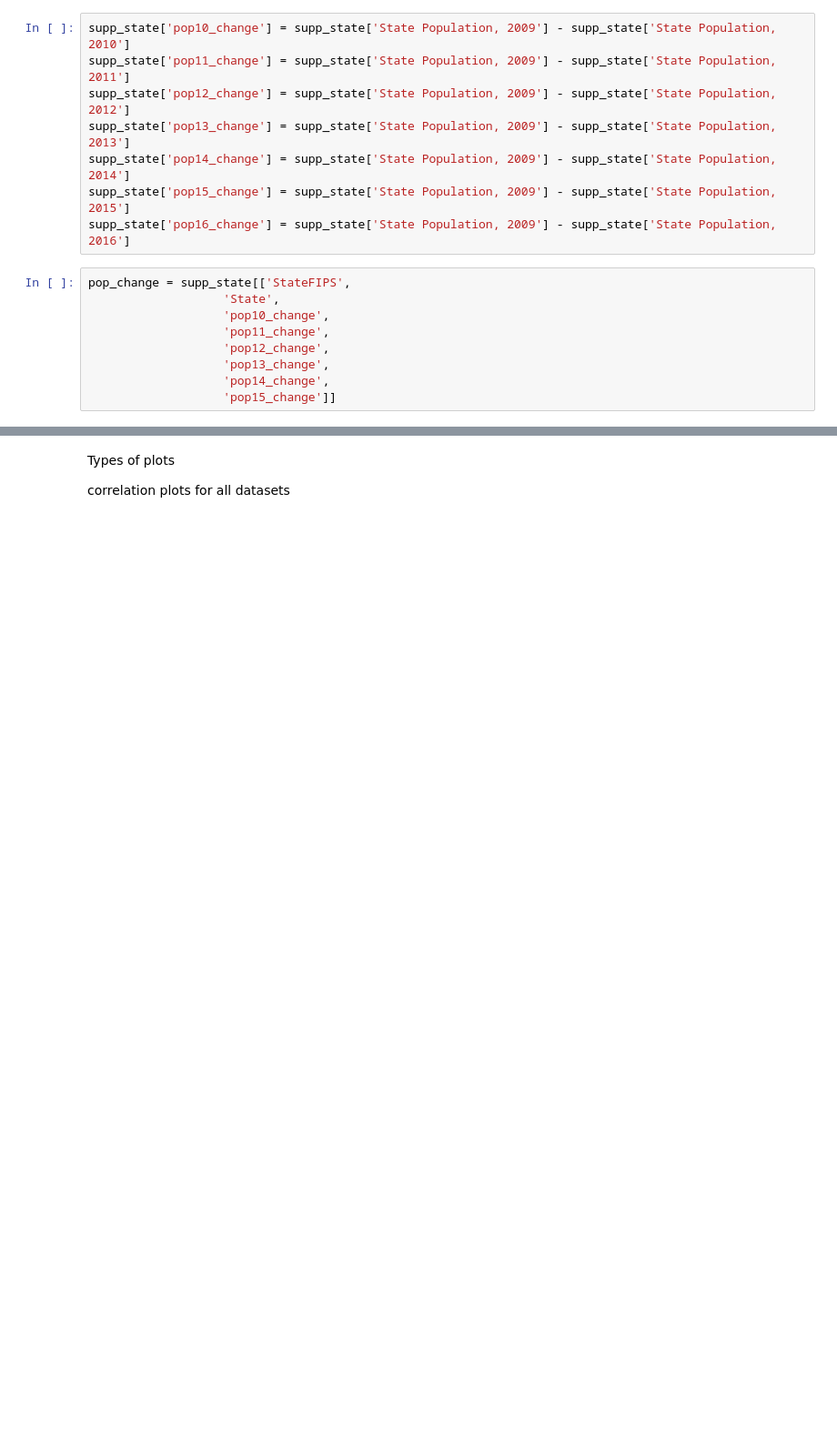
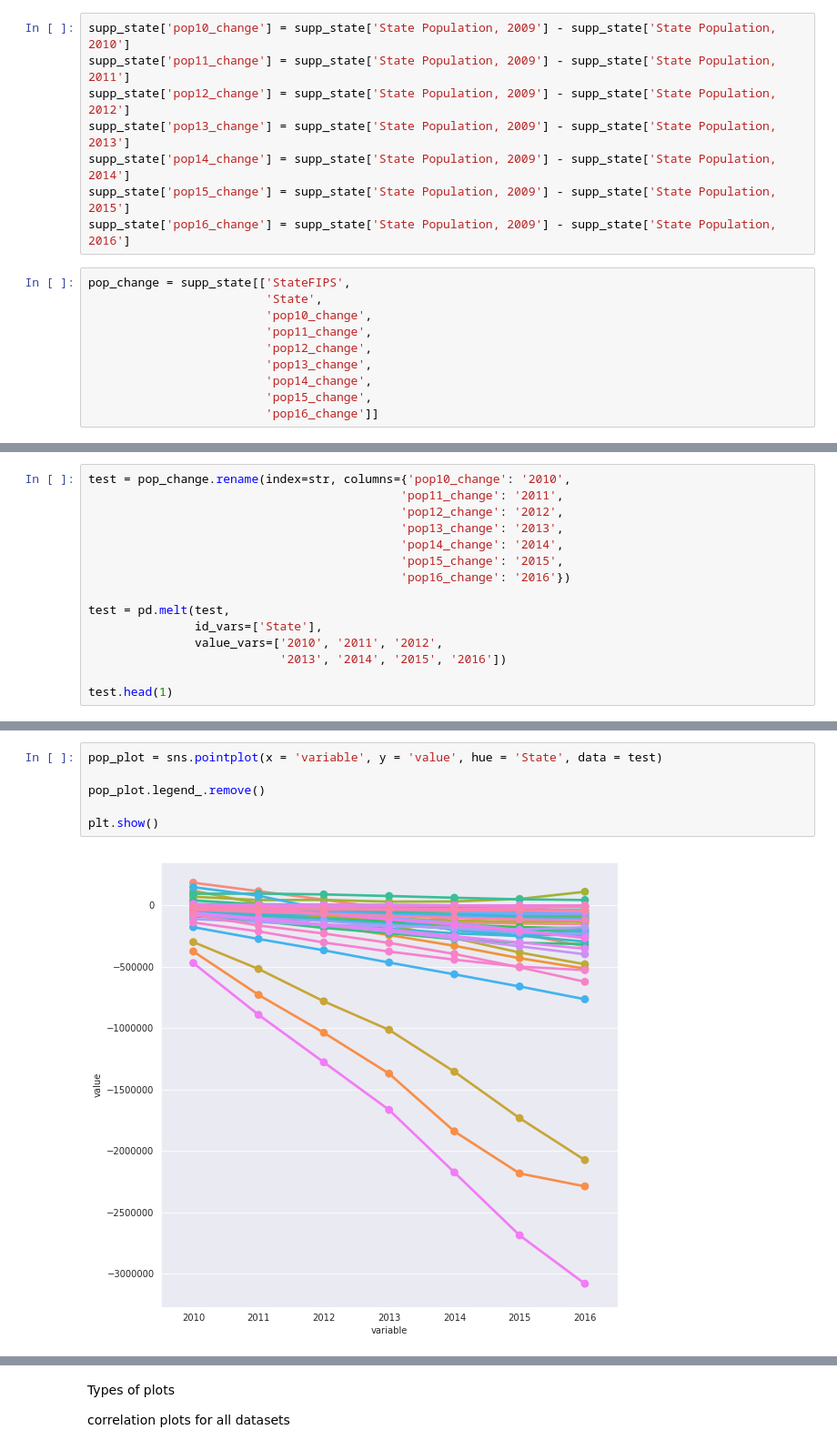
Before and after one commit to chriscross00/projects, a Jupyter notebook: food_security/notebooks/eda.ipynb, the cells around one changed output, grey strips where cells are left out. Shown: that part at 91% size. Saved outputs shown, nothing was run; the diff lists cells and outputs as text; blank space fills up the shorter version.

Commit message:
created long supp_state data

```diff
--- a/food_security/notebooks/eda.ipynb
+++ b/food_security/notebooks/eda.ipynb
@@ -89,10 +89,11 @@ supp_state['pop15_change'] = supp_state['State Population, 2009'] - supp_state['
 supp_state['pop16_change'] = supp_state['State Population, 2009'] - supp_state['State Population, 2016']
 # %%
 pop_change = supp_state[['StateFIPS',
-                   'State',
-                   'pop10_change',
-                   'pop11_change',
-                   'pop12_change',
-                   'pop13_change',
-                   'pop14_change',
-                   'pop15_change']]
+                         'State',
+                         'pop10_change',
+                         'pop11_change',
+                         'pop12_change',
+                         'pop13_change',
+                         'pop14_change',
+                         'pop15_change',
+                         'pop16_change']]
@@ -105,0 +100,15 @@ sns.pointplot(x = 'State',  y = 'pop10_change', data = supp_state)
+# %%
+test = pop_change.rename(index=str, columns={'pop10_change': '2010',
+                                            'pop11_change': '2011',
+                                            'pop12_change': '2012',
+                                            'pop13_change': '2013',
+                                            'pop14_change': '2014',
+                                            'pop15_change': '2015',
+                                            'pop16_change': '2016'})
+
+test = pd.melt(test,
+               id_vars=['State'],
+               value_vars=['2010', '2011', '2012',
+                           '2013', '2014', '2015', '2016'])
+
+test.head(1)
@@ -105,0 +118,8 @@ sns.pointplot(x = 'State',  y = 'pop10_change', data = supp_state)
+# %%
+pop_plot = sns.pointplot(x = 'variable', y = 'value', hue = 'State', data = test)
+
+pop_plot.legend_.remove()
+
+plt.show()
+# %% [output]
+[figure, added]
```
Also changed, not shown: parts of 4 cells of this notebook, 1 other file.
